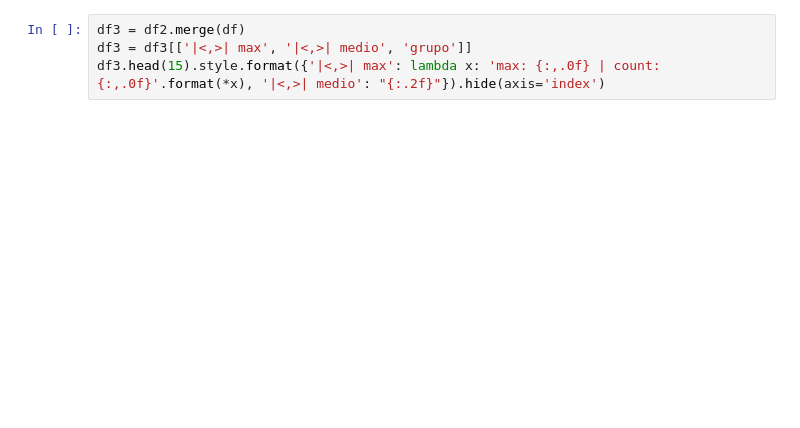
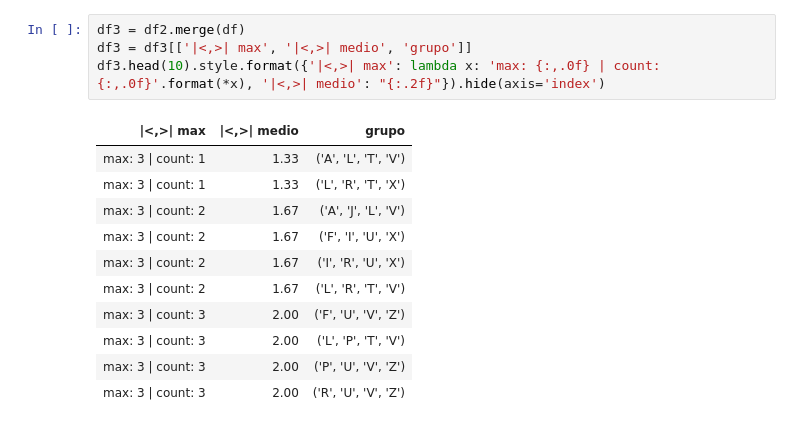
Before and after one commit to lukyferreiro/TPs-SIA, a Jupyter notebook: TP4/Ortogonality.ipynb, the cells around one changed output. Cells and saved outputs as stored; diff of their text form; blank space fills up the shorter version.

```diff
--- a/TP4/Ortogonality.ipynb
+++ b/TP4/Ortogonality.ipynb
@@ -39,5 +105,17 @@ df2.head(15).style.format({'|<,>| max': lambda x: 'max: {:,.0f} | count: {:,.0f}
 # %%
 df3 = df2.merge(df)
 df3 = df3[['|<,>| max', '|<,>| medio', 'grupo']]
-df3.head(15).style.format({'|<,>| max': lambda x: 'max: {:,.0f} | count: {:,.0f}'.format(*x), '|<,>| medio': "{:.2f}"}).hide(axis='index')
+df3.head(10).style.format({'|<,>| max': lambda x: 'max: {:,.0f} | count: {:,.0f}'.format(*x), '|<,>| medio': "{:.2f}"}).hide(axis='index')
+# %% [output]
+| |<,>| max | |<,>| medio | grupo |
+| max: 3 | count: 1 | 1.33 | ('A', 'L', 'T', 'V') |
+| max: 3 | count: 1 | 1.33 | ('L', 'R', 'T', 'X') |
+| max: 3 | count: 2 | 1.67 | ('A', 'J', 'L', 'V') |
+| max: 3 | count: 2 | 1.67 | ('F', 'I', 'U', 'X') |
+| max: 3 | count: 2 | 1.67 | ('I', 'R', 'U', 'X') |
+| max: 3 | count: 2 | 1.67 | ('L', 'R', 'T', 'V') |
+| max: 3 | count: 3 | 2.00 | ('F', 'U', 'V', 'Z') |
+| max: 3 | count: 3 | 2.00 | ('L', 'P', 'T', 'V') |
+| max: 3 | count: 3 | 2.00 | ('P', 'U', 'V', 'Z') |
+| max: 3 | count: 3 | 2.00 | ('R', 'U', 'V', 'Z') |
 # %%
```
Also changed, not shown: parts of 4 cells of this notebook, 8 other files.
